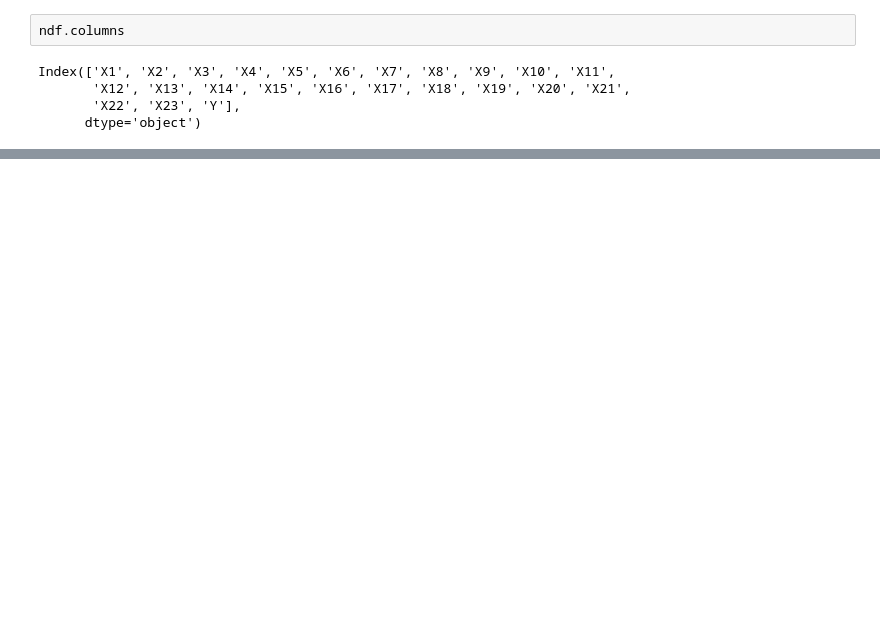
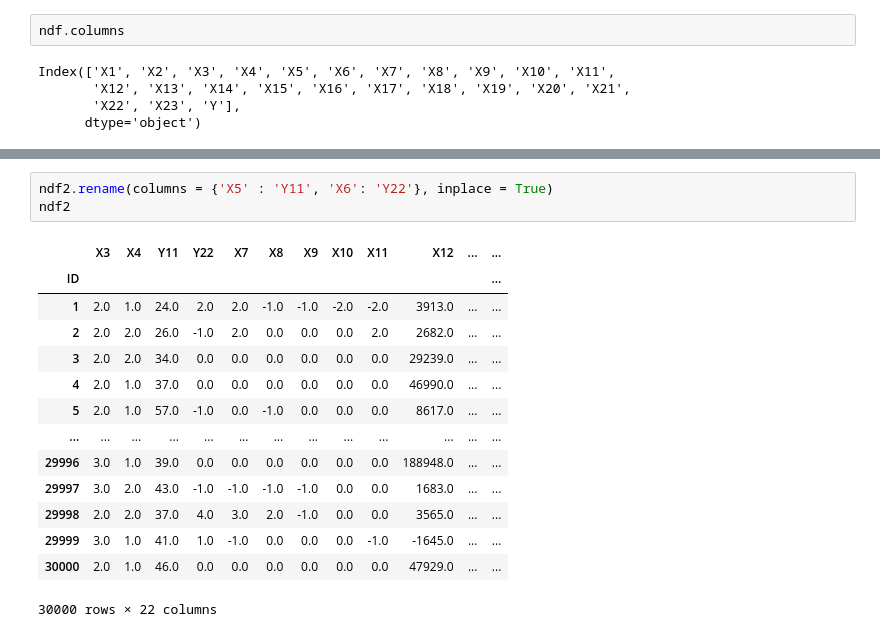
Before and after one commit to PosgradoMNA/actividades-de-aprendizaje-JavierP-rez, a Jupyter notebook: Modulo3_ConceptosDeAlmacenamientoYRecuperacionDeInformación_Semana3Actividad1.ipynb, the cells around one changed output, grey strips where cells are left out. Cells and saved outputs as stored; diff of their text form; blank space fills up the shorter version.

```diff
--- a/Modulo3_ConceptosDeAlmacenamientoYRecuperacionDeInformación_Semana3Actividad1.ipynb
+++ b/Modulo3_ConceptosDeAlmacenamientoYRecuperacionDeInformación_Semana3Actividad1.ipynb
@@ -727,0 +918,18 @@ Index(['X1', 'X2', 'X3', 'X4', 'X5', 'X6', 'X7', 'X8', 'X9', 'X10', 'X11',
+# %%
+ndf2.rename(columns = {'X5' : 'Y11', 'X6': 'Y22'}, inplace = True)
+ndf2
+# %% [output]
+|  | X3 | X4 | Y11 | Y22 | X7 | X8 | X9 | X10 | X11 | X12 | ... | ... |
+| ID |  |  |  |  |  |  |  |  |  |  |  | ... |
+| 1 | 2.0 | 1.0 | 24.0 | 2.0 | 2.0 | -1.0 | -1.0 | -2.0 | -2.0 | 3913.0 | ... | ... |
+| 2 | 2.0 | 2.0 | 26.0 | -1.0 | 2.0 | 0.0 | 0.0 | 0.0 | 2.0 | 2682.0 | ... | ... |
+| 3 | 2.0 | 2.0 | 34.0 | 0.0 | 0.0 | 0.0 | 0.0 | 0.0 | 0.0 | 29239.0 | ... | ... |
+| 4 | 2.0 | 1.0 | 37.0 | 0.0 | 0.0 | 0.0 | 0.0 | 0.0 | 0.0 | 46990.0 | ... | ... |
+| 5 | 2.0 | 1.0 | 57.0 | -1.0 | 0.0 | -1.0 | 0.0 | 0.0 | 0.0 | 8617.0 | ... | ... |
+| ... | ... | ... | ... | ... | ... | ... | ... | ... | ... | ... | ... | ... |
+| 29996 | 3.0 | 1.0 | 39.0 | 0.0 | 0.0 | 0.0 | 0.0 | 0.0 | 0.0 | 188948.0 | ... | ... |
+| 29997 | 3.0 | 2.0 | 43.0 | -1.0 | -1.0 | -1.0 | -1.0 | 0.0 | 0.0 | 1683.0 | ... | ... |
+| 29998 | 2.0 | 2.0 | 37.0 | 4.0 | 3.0 | 2.0 | -1.0 | 0.0 | 0.0 | 3565.0 | ... | ... |
+| 29999 | 3.0 | 1.0 | 41.0 | 1.0 | -1.0 | 0.0 | 0.0 | 0.0 | -1.0 | -1645.0 | ... | ... |
+| 30000 | 2.0 | 1.0 | 46.0 | 0.0 | 0.0 | 0.0 | 0.0 | 0.0 | 0.0 | 47929.0 | ... | ... |
+30000 rows × 22 columns
```
Also changed, not shown: parts of 17 cells of this notebook.
